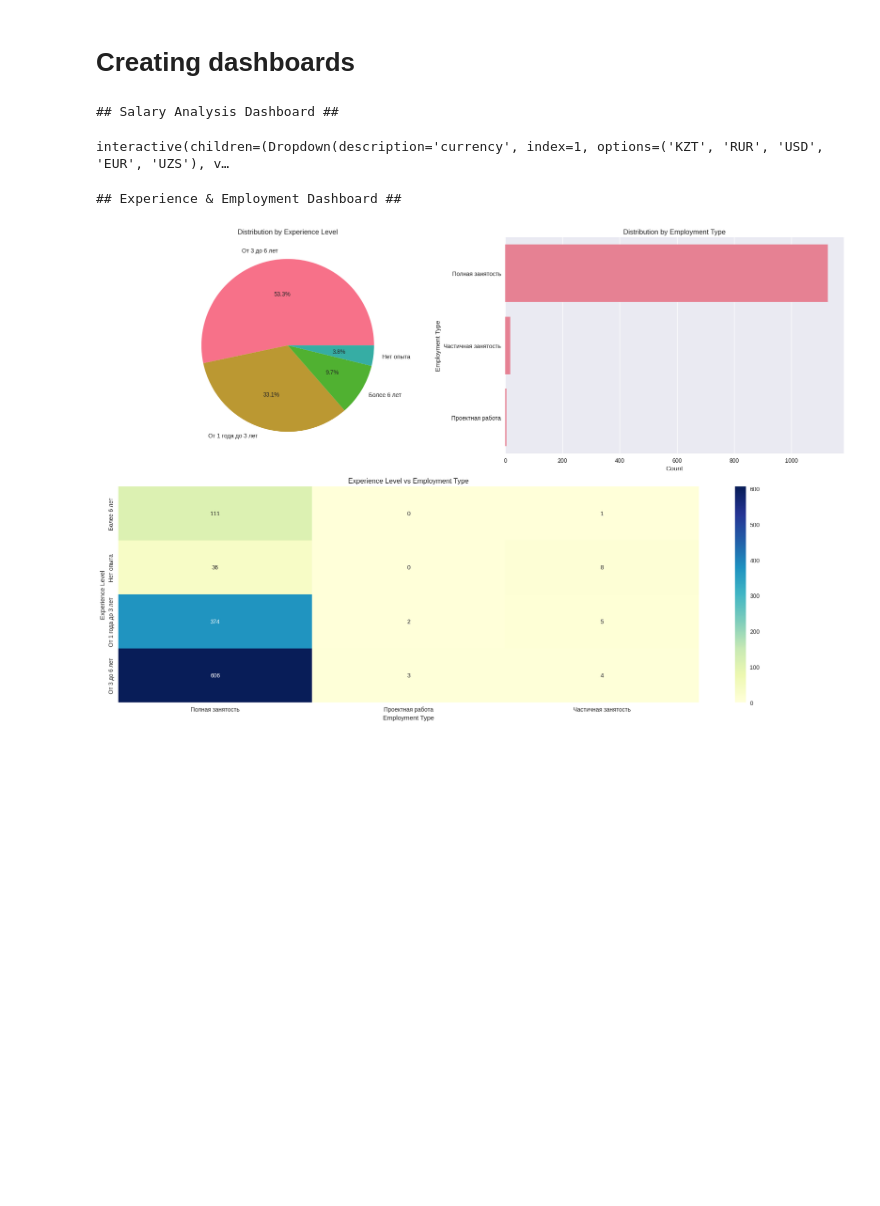
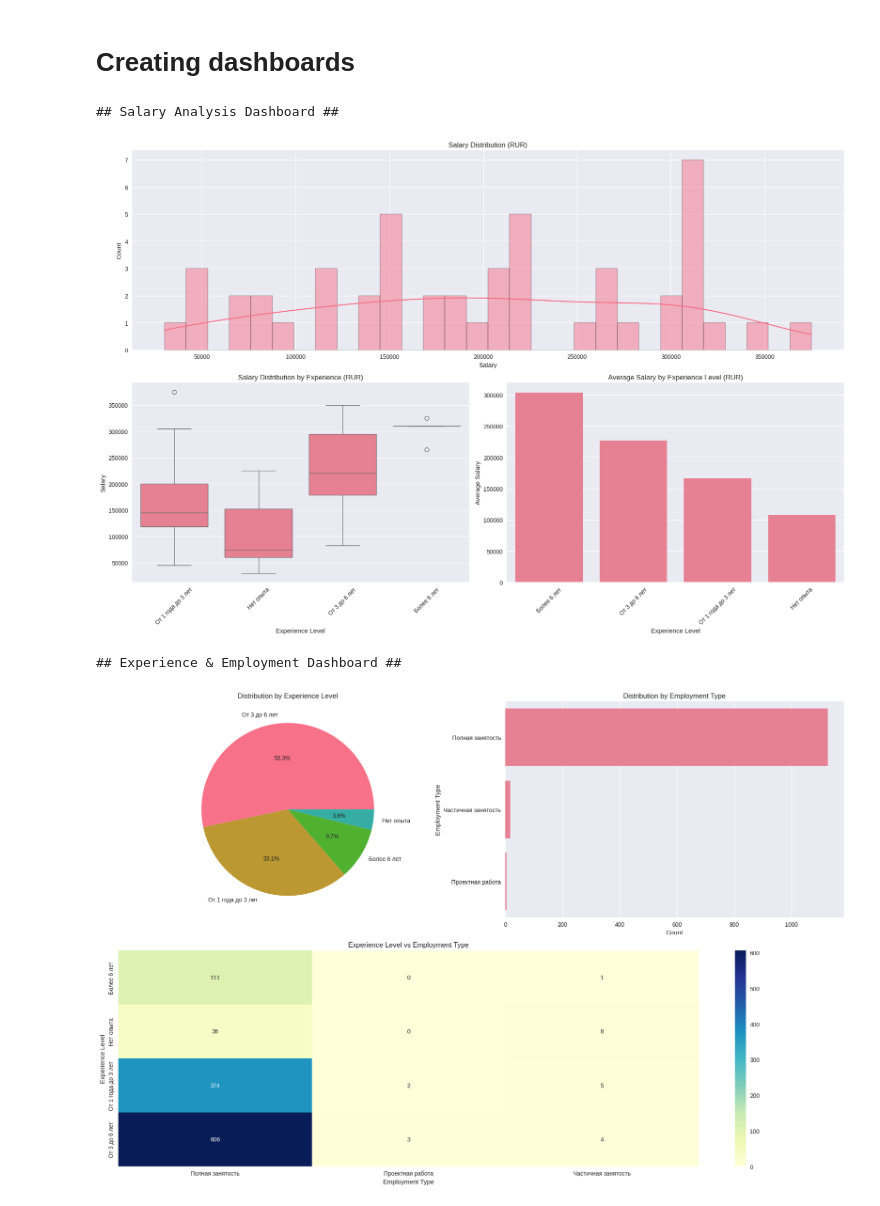
Before and after one commit to BogGoro/jobs-scraping, a Jupyter notebook: jobs_scraping_and_visualisations.ipynb, the cells around one changed output. Drawn from its saved outputs; the diff is of its cells as text; code cells hidden in the pictures; blank space fills up the shorter version.

```diff
--- a/jobs_scraping_and_visualisations.ipynb
+++ b/jobs_scraping_and_visualisations.ipynb
@@ -53,8 +53,6 @@ import pandas as pd
 import numpy as np
 import matplotlib.pyplot as plt
 import seaborn as sns
-from ipywidgets import interact, interactive, fixed, interact_manual
-import ipywidgets as widgets
 from wordcloud import WordCloud
 from collections import Counter
 import re
@@ -124,36 +122,34 @@ def experience_employment_dashboard():
     exp_counts = df['experience'].value_counts()
     plt.pie(exp_counts, labels=exp_counts.index, autopct='%1.1f%%')
     plt.title('Distribution by Experience Level')
 
     # Plot 2: Employment Distribution
     plt.subplot(2, 2, 2)
     emp_counts = df['employment'].value_counts()
     sns.barplot(y=emp_counts.index, x=emp_counts.values)
     plt.title('Distribution by Employment Type')
     plt.xlabel('Count')
     plt.ylabel('Employment Type')
 
     # Plot 3: Experience vs Employment
     plt.subplot(2, 1, 2)
     cross_tab = pd.crosstab(df['experience'], df['employment'])
     sns.heatmap(cross_tab, annot=True, fmt='d', cmap='YlGnBu')
     plt.title('Experience Level vs Employment Type')
     plt.xlabel('Employment Type')
     plt.ylabel('Experience Level')
 
     plt.tight_layout()
     plt.show()
 
 # Create interactive widgets for each dashboard
 print("## Salary Analysis Dashboard ##")
-interact(salary_dashboard,
-         currency=widgets.Dropdown(options=df['currency'].dropna().unique(), value='RUR'),
-         experience_level=widgets.Dropdown(options=['all'] + list(df['experience'].unique()), value='all'));
+salary_dashboard()
 
 print("\n## Experience & Employment Dashboard ##")
 experience_employment_dashboard()
 # %% [output]
 ## Salary Analysis Dashboard ##
+[figure, new version]
-interactive(children=(Dropdown(description='currency', index=1, options=('KZT', 'RUR', 'USD', 'EUR', 'UZS'), v…
+## Experience & Employment Dashboard ##
-## Experience & Employment Dashboard ##
-[figure, old version]
+[figure, added]
```
